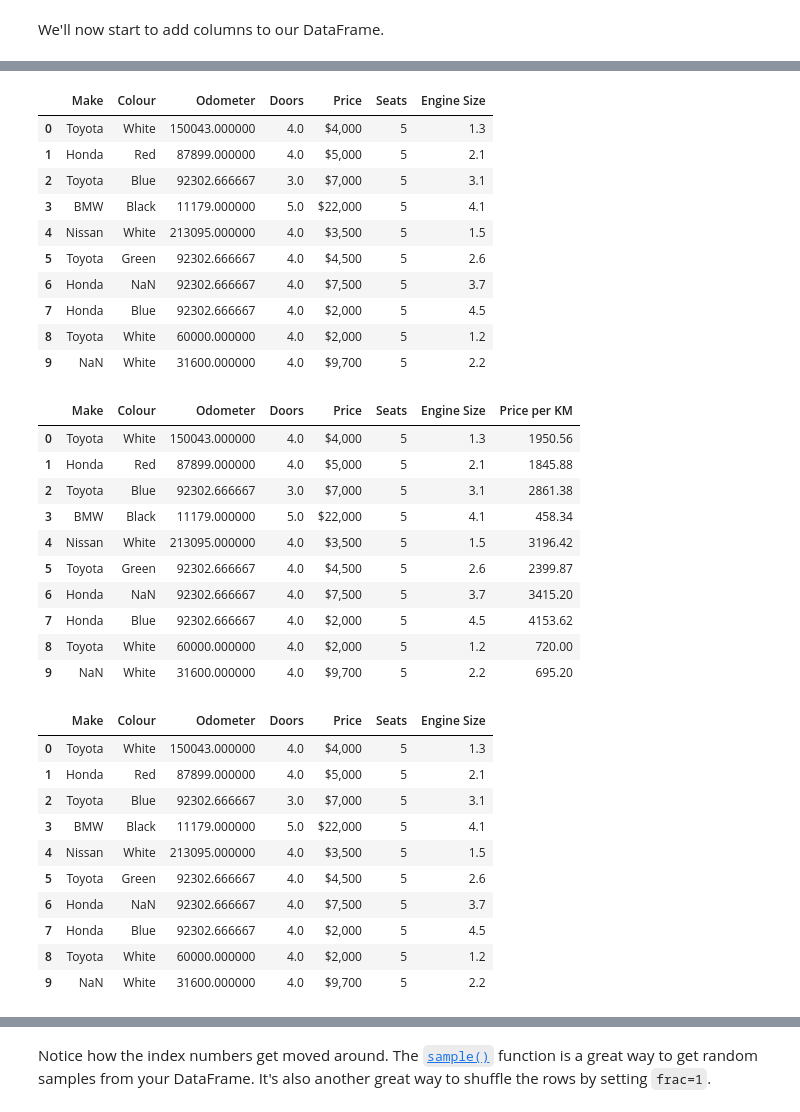
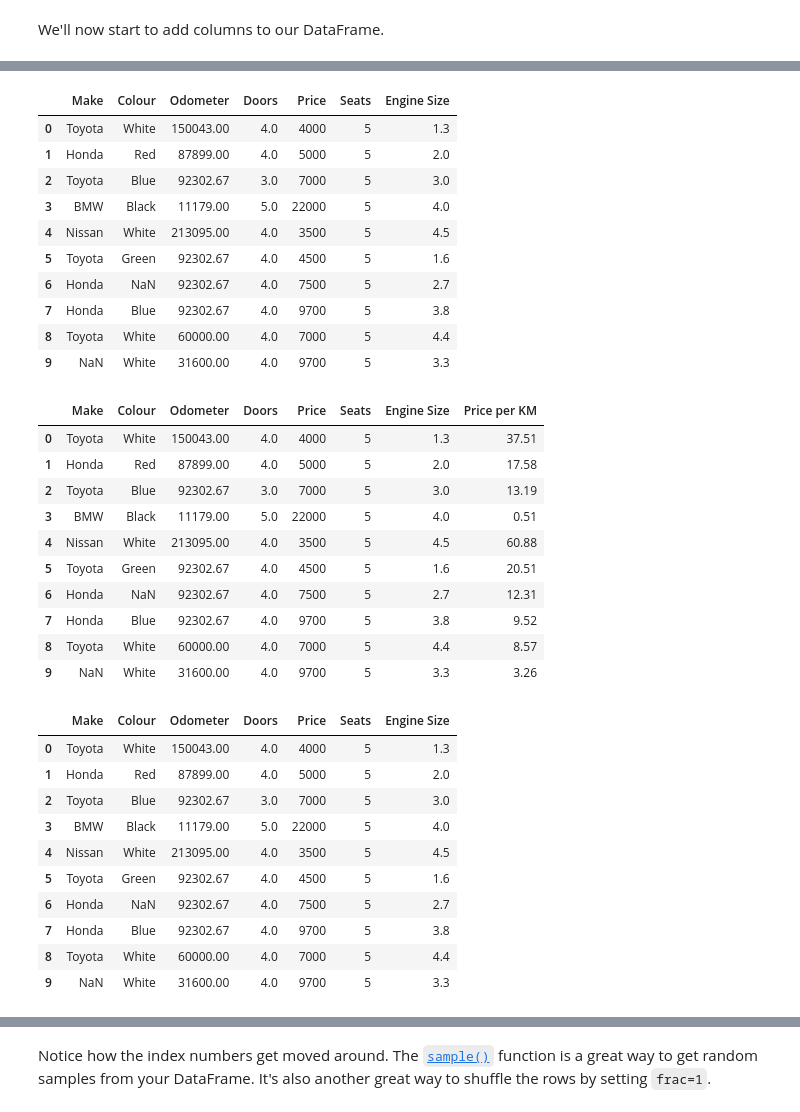
Before and after one commit to lemirser/MachineLearning, a Jupyter notebook: Exercise/pandas-exercises.ipynb, the cells around one changed output, grey strips where cells are left out. Cells and saved outputs as stored; diff of their text form; code cells hidden in the pictures.

```diff
--- a/Exercise/pandas-exercises.ipynb
+++ b/Exercise/pandas-exercises.ipynb
@@ -293,5 +353,6 @@ Notice the missing values are represented as `NaN` in pandas DataFrames.
 Let's try fill them.
 # %%
 # Fill the Odometer (KM) column missing values with the mean of the column inplace
+car_sales_missing["Odometer"].fillna(car_sales_missing["Odometer"].mean().round(2), inplace=True)
 # %%
 # View the car sales missing DataFrame and verify the changes
@@ -310,4 +372,7 @@ Let's try fill them.
 # %%
 # Remove the rest of the missing data inplace
+car_sales_missing["Doors"].fillna(car_sales_missing["Doors"].median(), inplace=True)
+car_sales_missing["Price"] = car_sales_missing["Price"].str.replace('[$,]','')
+car_sales_missing["Price"].fillna(car_sales_missing["Price"].median(), inplace=True)
 # %%
 # Verify the missing values are removed by viewing the DataFrame
@@ -327,3 +393,5 @@ Let's try fill them.
 We'll now start to add columns to our DataFrame.
 # %%
 # Create a "Seats" column where every row has a value of 5
+car_sales_missing["Seats"] = 5
+car_sales_missing
@@ -331,47 +411,53 @@ We'll now start to add columns to our DataFrame.
 # Create a column called "Engine Size" with random values between 1.3 and 4.5
 # Remember: If you're doing it from a Python list, the list has to be the same length
 # as the DataFrame
+engine_size = [1.3,2.0,3.0,4.0,4.5,1.6,2.7,3.8,4.4,3.3]
+car_sales_missing["Engine Size"] = pd.Series(engine_size)
+car_sales_missing
 # %% [output]
 |  | Make | Colour | Odometer | Doors | Price | Seats | Engine Size |
-| 0 | Toyota | White | 150043.000000 | 4.0 | $4,000 | 5 | 1.3 |
-| 1 | Honda | Red | 87899.000000 | 4.0 | $5,000 | 5 | 2.1 |
-| 2 | Toyota | Blue | 92302.666667 | 3.0 | $7,000 | 5 | 3.1 |
-| 3 | BMW | Black | 11179.000000 | 5.0 | $22,000 | 5 | 4.1 |
-| 4 | Nissan | White | 213095.000000 | 4.0 | $3,500 | 5 | 1.5 |
-| 5 | Toyota | Green | 92302.666667 | 4.0 | $4,500 | 5 | 2.6 |
-| 6 | Honda | NaN | 92302.666667 | 4.0 | $7,500 | 5 | 3.7 |
-| 7 | Honda | Blue | 92302.666667 | 4.0 | $2,000 | 5 | 4.5 |
-| 8 | Toyota | White | 60000.000000 | 4.0 | $2,000 | 5 | 1.2 |
-| 9 | NaN | White | 31600.000000 | 4.0 | $9,700 | 5 | 2.2 |
+| 0 | Toyota | White | 150043.00 | 4.0 | 4000 | 5 | 1.3 |
+| 1 | Honda | Red | 87899.00 | 4.0 | 5000 | 5 | 2.0 |
+| 2 | Toyota | Blue | 92302.67 | 3.0 | 7000 | 5 | 3.0 |
+| 3 | BMW | Black | 11179.00 | 5.0 | 22000 | 5 | 4.0 |
+| 4 | Nissan | White | 213095.00 | 4.0 | 3500 | 5 | 4.5 |
+| 5 | Toyota | Green | 92302.67 | 4.0 | 4500 | 5 | 1.6 |
+| 6 | Honda | NaN | 92302.67 | 4.0 | 7500 | 5 | 2.7 |
+| 7 | Honda | Blue | 92302.67 | 4.0 | 9700 | 5 | 3.8 |
+| 8 | Toyota | White | 60000.00 | 4.0 | 7000 | 5 | 4.4 |
+| 9 | NaN | White | 31600.00 | 4.0 | 9700 | 5 | 3.3 |
 # %%
 # Create a column which represents the price of a car per kilometer
 # Then view the DataFrame
+car_sales_missing["Price per KM"] = (car_sales_missing["Odometer"] / car_sales_missing["Price"].astype(int)).round(2)
+car_sales_missing
 # %% [output]
 |  | Make | Colour | Odometer | Doors | Price | Seats | Engine Size | Price per KM |
-| 0 | Toyota | White | 150043.000000 | 4.0 | $4,000 | 5 | 1.3 | 1950.56 |
-| 1 | Honda | Red | 87899.000000 | 4.0 | $5,000 | 5 | 2.1 | 1845.88 |
-| 2 | Toyota | Blue | 92302.666667 | 3.0 | $7,000 | 5 | 3.1 | 2861.38 |
-| 3 | BMW | Black | 11179.000000 | 5.0 | $22,000 | 5 | 4.1 | 458.34 |
-| 4 | Nissan | White | 213095.000000 | 4.0 | $3,500 | 5 | 1.5 | 3196.42 |
-| 5 | Toyota | Green | 92302.666667 | 4.0 | $4,500 | 5 | 2.6 | 2399.87 |
-| 6 | Honda | NaN | 92302.666667 | 4.0 | $7,500 | 5 | 3.7 | 3415.20 |
-| 7 | Honda | Blue | 92302.666667 | 4.0 | $2,000 | 5 | 4.5 | 4153.62 |
-| 8 | Toyota | White | 60000.000000 | 4.0 | $2,000 | 5 | 1.2 | 720.00 |
-| 9 | NaN | White | 31600.000000 | 4.0 | $9,700 | 5 | 2.2 | 695.20 |
+| 0 | Toyota | White | 150043.00 | 4.0 | 4000 | 5 | 1.3 | 37.51 |
+| 1 | Honda | Red | 87899.00 | 4.0 | 5000 | 5 | 2.0 | 17.58 |
+| 2 | Toyota | Blue | 92302.67 | 3.0 | 7000 | 5 | 3.0 | 13.19 |
+| 3 | BMW | Black | 11179.00 | 5.0 | 22000 | 5 | 4.0 | 0.51 |
+| 4 | Nissan | White | 213095.00 | 4.0 | 3500 | 5 | 4.5 | 60.88 |
+| 5 | Toyota | Green | 92302.67 | 4.0 | 4500 | 5 | 1.6 | 20.51 |
+| 6 | Honda | NaN | 92302.67 | 4.0 | 7500 | 5 | 2.7 | 12.31 |
+| 7 | Honda | Blue | 92302.67 | 4.0 | 9700 | 5 | 3.8 | 9.52 |
+| 8 | Toyota | White | 60000.00 | 4.0 | 7000 | 5 | 4.4 | 8.57 |
+| 9 | NaN | White | 31600.00 | 4.0 | 9700 | 5 | 3.3 | 3.26 |
 # %%
 # Remove the last column you added using .drop()
+car_sales_missing.drop("Price per KM", axis=1)
 # %% [output]
 |  | Make | Colour | Odometer | Doors | Price | Seats | Engine Size |
-| 0 | Toyota | White | 150043.000000 | 4.0 | $4,000 | 5 | 1.3 |
-| 1 | Honda | Red | 87899.000000 | 4.0 | $5,000 | 5 | 2.1 |
-| 2 | Toyota | Blue | 92302.666667 | 3.0 | $7,000 | 5 | 3.1 |
-| 3 | BMW | Black | 11179.000000 | 5.0 | $22,000 | 5 | 4.1 |
-| 4 | Nissan | White | 213095.000000 | 4.0 | $3,500 | 5 | 1.5 |
-| 5 | Toyota | Green | 92302.666667 | 4.0 | $4,500 | 5 | 2.6 |
-| 6 | Honda | NaN | 92302.666667 | 4.0 | $7,500 | 5 | 3.7 |
-| 7 | Honda | Blue | 92302.666667 | 4.0 | $2,000 | 5 | 4.5 |
-| 8 | Toyota | White | 60000.000000 | 4.0 | $2,000 | 5 | 1.2 |
-| 9 | NaN | White | 31600.000000 | 4.0 | $9,700 | 5 | 2.2 |
+| 0 | Toyota | White | 150043.00 | 4.0 | 4000 | 5 | 1.3 |
+| 1 | Honda | Red | 87899.00 | 4.0 | 5000 | 5 | 2.0 |
+| 2 | Toyota | Blue | 92302.67 | 3.0 | 7000 | 5 | 3.0 |
+| 3 | BMW | Black | 11179.00 | 5.0 | 22000 | 5 | 4.0 |
+| 4 | Nissan | White | 213095.00 | 4.0 | 3500 | 5 | 4.5 |
+| 5 | Toyota | Green | 92302.67 | 4.0 | 4500 | 5 | 1.6 |
+| 6 | Honda | NaN | 92302.67 | 4.0 | 7500 | 5 | 2.7 |
+| 7 | Honda | Blue | 92302.67 | 4.0 | 9700 | 5 | 3.8 |
+| 8 | Toyota | White | 60000.00 | 4.0 | 7000 | 5 | 4.4 |
+| 9 | NaN | White | 31600.00 | 4.0 | 9700 | 5 | 3.3 |
 # %%
 # Shuffle the DataFrame using sample() with the frac parameter set to 1
 # Save the the shuffled DataFrame to a new variable
```
Also changed, not shown: parts of 43 cells of this notebook.
